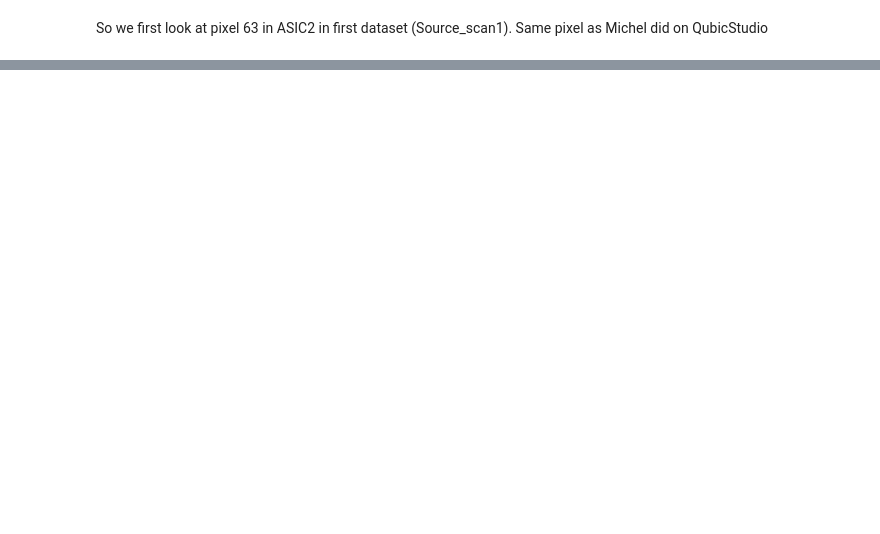
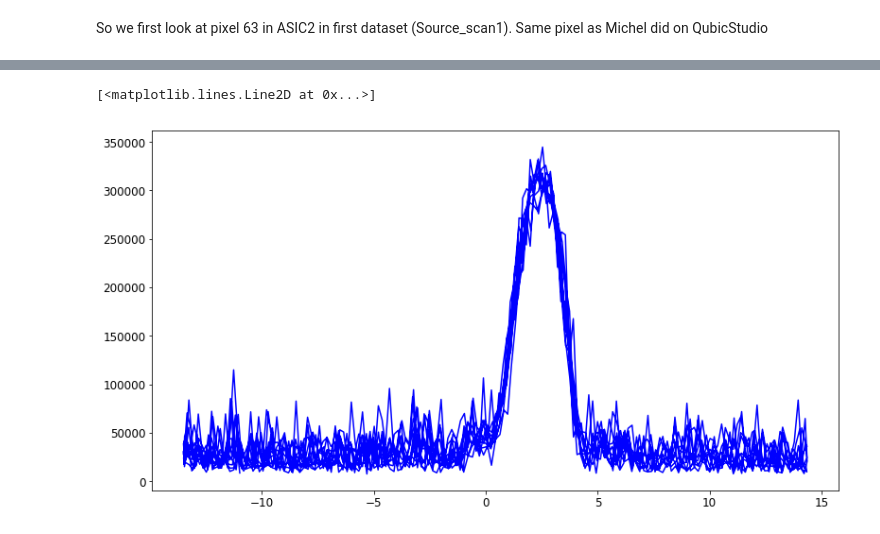
Before and after one commit to qubicsoft/qubic, a Jupyter notebook: qubic/scripts/Calibration/Continuous Scans Azimuth.ipynb, the cells around one changed output, grey strips where cells are left out. Cells and saved outputs as stored; diff of their text form; code cells hidden in the pictures; blank space fills up the shorter version.

```diff
--- a/qubic/scripts/Calibration/Continuous Scans Azimuth.ipynb
+++ b/qubic/scripts/Calibration/Continuous Scans Azimuth.ipynb
@@ -113 +108,6 @@ plot(azper,ampdata)
+# %%
+plot(azper,ampdata,'b')
+# %% [output]
+[<matplotlib.lines.Line2D at 0x...>]
+[figure, added]
 # %%
```
Also changed, not shown: parts of 13 cells of this notebook.
